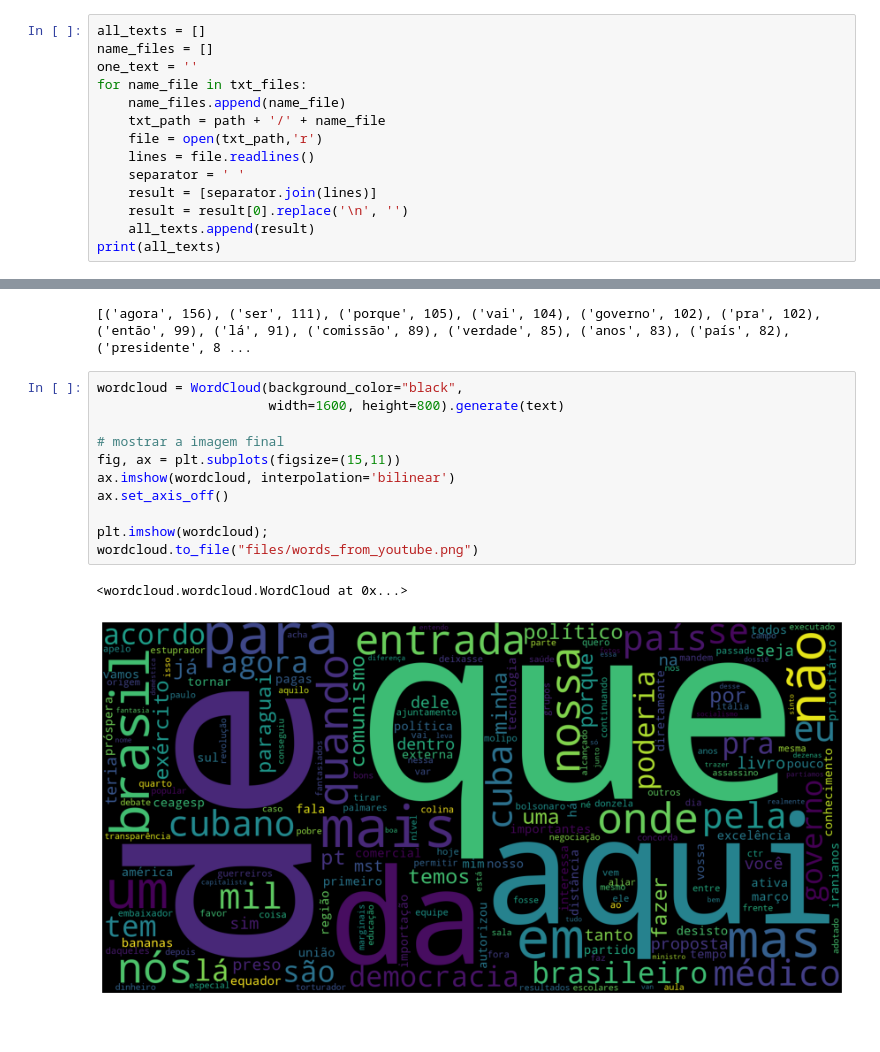
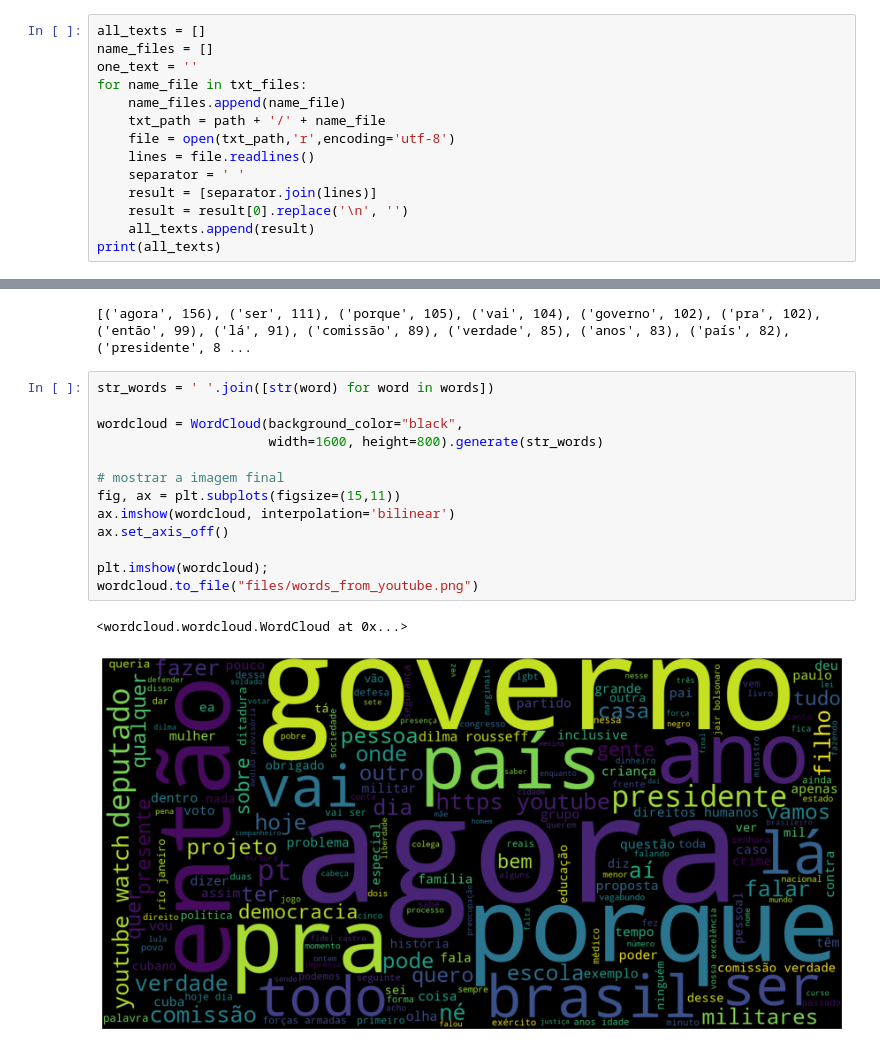
Before and after one commit to alineelima/Analise-JB, a Jupyter notebook: youtubeCloudwords.ipynb, the cells around one changed output, grey strips where cells are left out. Drawn from its saved outputs; the diff is of its cells as text.

```diff
--- a/youtubeCloudwords.ipynb
+++ b/youtubeCloudwords.ipynb
@@ -20,7 +20,7 @@ one_text = ''
 for name_file in txt_files:
     name_files.append(name_file)
     txt_path = path + '/' + name_file
-    file = open(txt_path,'r')
+    file = open(txt_path,'r',encoding='utf-8')
     lines = file.readlines()
     separator = ' '
     result = [separator.join(lines)]
@@ -44,16 +44,18 @@ print(all.most_common(50))
 # %% [output]
 [('agora', 156), ('ser', 111), ('porque', 105), ('vai', 104), ('governo', 102), ('pra', 102), ('então', 99), ('lá', 91), ('comissão', 89), ('verdade', 85), ('anos', 83), ('país', 82), ('presidente', 8 ...
 # %%
+str_words = ' '.join([str(word) for word in words])
+
 wordcloud = WordCloud(background_color="black",
-                      width=1600, height=800).generate(text)
+                      width=1600, height=800).generate(str_words)
 
 # mostrar a imagem final
 fig, ax = plt.subplots(figsize=(15,11))
 ax.imshow(wordcloud, interpolation='bilinear')
 ax.set_axis_off()
 
 plt.imshow(wordcloud);
 wordcloud.to_file("files/words_from_youtube.png")
 # %% [output]
 <wordcloud.wordcloud.WordCloud at 0x...>
-[figure, old version]
+[figure, new version]
```
Also changed, not shown: 1 other file.
